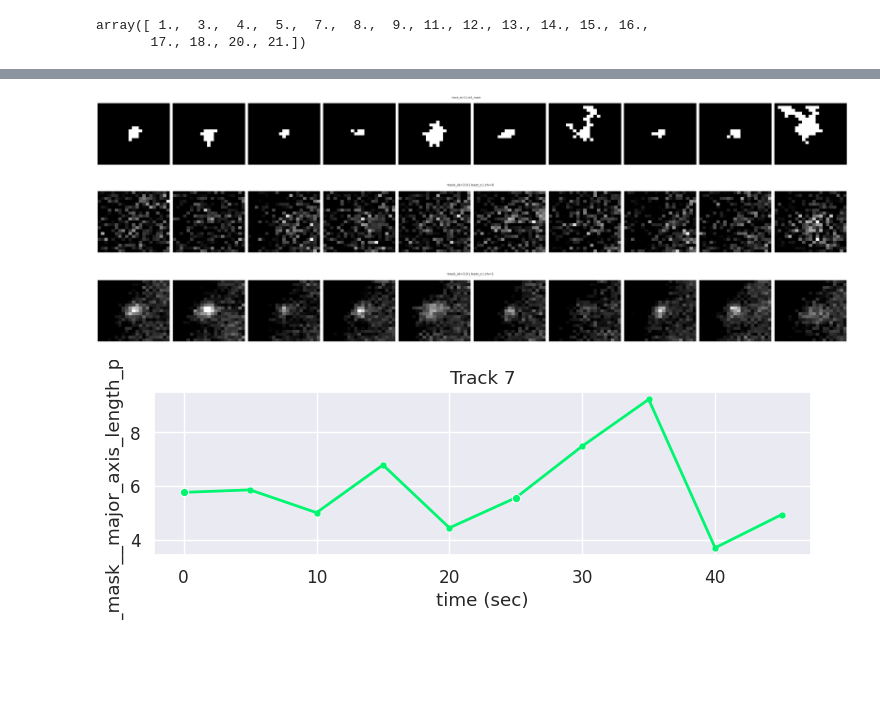
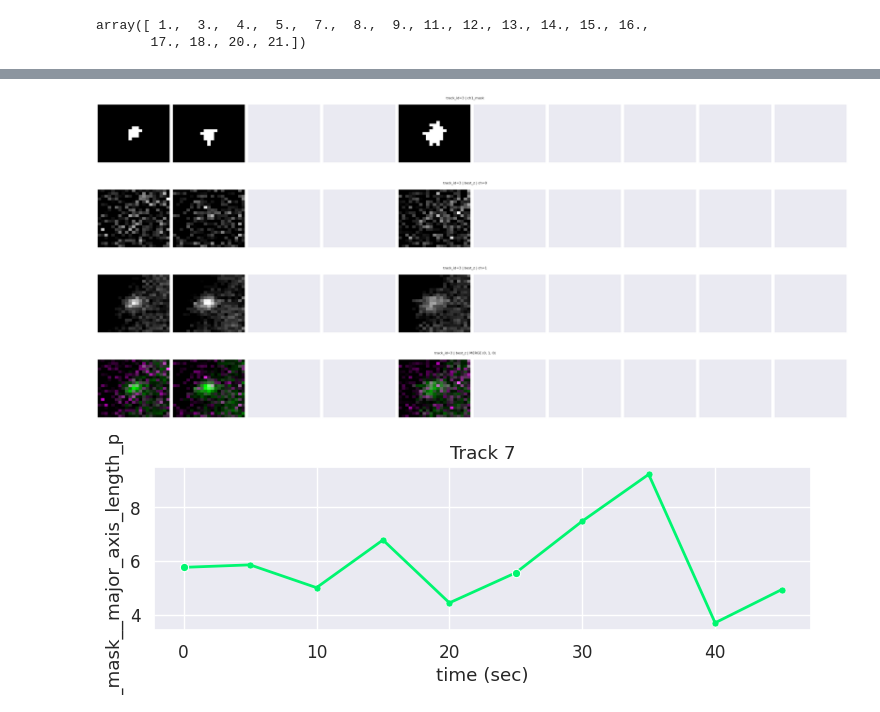
Before and after one commit to timstasevich/croparray, a Jupyter notebook: notebooks/Translation_Stalling_Quantification.ipynb, the cells around one changed output, grey strips where cells are left out. Drawn from its saved outputs; the diff is of its cells as text; code cells hidden in the pictures; blank space fills up the shorter version.

```diff
--- a/notebooks/Translation_Stalling_Quantification.ipynb
+++ b/notebooks/Translation_Stalling_Quantification.ipynb
@@ -105,20 +143,20 @@ WARNING: could not determine DPI
 # %%
 # Read in the track arrays using open_as_trackarray (since they were already tracked in trackmate)
 tas = [ca.tools.open_as_trackarray(fn) for fn in nc_files_control]
-ta_control = ca.concat(cas=tas, dim="Cell", join="outer")
+ta_control = ca.concat(cas=tas, dim="cell", labels=list(range(1, len(tas)+1)), join="outer")
 del tas
 
 tas = [ca.tools.open_as_trackarray(fn) for fn in nc_files_xbp1]
-ta_xbp1 = ca.concat(cas=tas, dim="Cell", join="outer")
+ta_xbp1 = ca.concat(cas=tas, dim="cell", labels=list(range(1, len(tas)+1)), join="outer")
 del tas
 
 tas = [ca.tools.open_as_trackarray(fn) for fn in nc_files_sa]
-ta_sa = ca.concat(cas=tas, dim="Cell", join="outer")
+ta_sa = ca.concat(cas=tas, dim="cell", labels=list(range(1, len(tas)+1)), join="outer")
 del tas
 
 my_tas = ca.concat(
     cas=[ta_control, ta_xbp1, ta_sa],
-    dim="Exp",
+    dim="exp",
     labels=["No pause", "WT-XBP1", "SA-XBP1"],
     join="outer",
 )
@@ -130,5 +178,5 @@ my_tas.measure.mask_props(source="ch1_mask", props=("major_axis_length_px","ecce
 # %%
-toi = my_tas.sel(Exp="No pause", Cell="Cell1", fov=0).tmeasure.tracklist(var='best_z')
+toi = my_tas.sel(exp="No pause", cell="cell1", fov=0).tmeasure.tracklist(var='best_z')
 toi
 # %% [output]
 array([ 1.,  3.,  4.,  5.,  7.,  8.,  9., 11., 12., 13., 14., 15., 16.,
@@ -156,12 +206,20 @@ Type:      method
+# %%
+th = 400
+mask = my_tas.sel(ch=1).ds["signal"] >= th
+
+ds2 = my_tas.ds.where(mask)   # masks all data variables using mask broadcasting
+my_tas_f = type(my_tas)(ds2)
+del ds2, mask
 # %%
-my_tas.sel(Exp="No pause", Cell="Cell1", fov=0).tplot.plot_trackarray_crops(layer="ch1_mask", track_id=[toi[1]], t=(0, 20, 1));
+my_tas_f.sel(Exp="No pause", Cell="Cell1", fov=0).tplot.plot_trackarray_crops(layer="ch1_mask", track_ids=[toi[1]], t=(0, 20, 1));
 # %% [output]
-[figure, old version]
+[figure, new version]
 # %%
-my_tas.sel(Exp="No pause", Cell="Cell1", fov=0).tplot.plot_trackarray_crops(layer="best_z", track_ids=[toi[1]],rgb_channels=[0,0,0], t=(0, 20, 1), rolling=1, quantile_range=(0.02, 0.999));
+my_tas_f.sel(Exp="No pause", Cell="Cell1", fov=0).tplot.plot_trackarray_crops(layer="best_z", track_ids=[toi[1]], t=(0, 20, 1), show_merge_chs=[0,1,0], rolling=1, quantile_range=(0.02, 0.999));
 # %% [output]
-[figure, old version]
+[figure, new version]
-[figure, old version]
+[figure, new version]
+[figure, added]
 # %%
 my_tas.sel(Exp="No pause", Cell="Cell1", fov=0).tplot.plot_track_signal_traces(var="ch1_mask__major_axis_length_px",track_ids=[toi[4]],rgb=(0,1,0))
 # %% [output]
```
Also changed, not shown: parts of 26 cells of this notebook, 2 other files.
